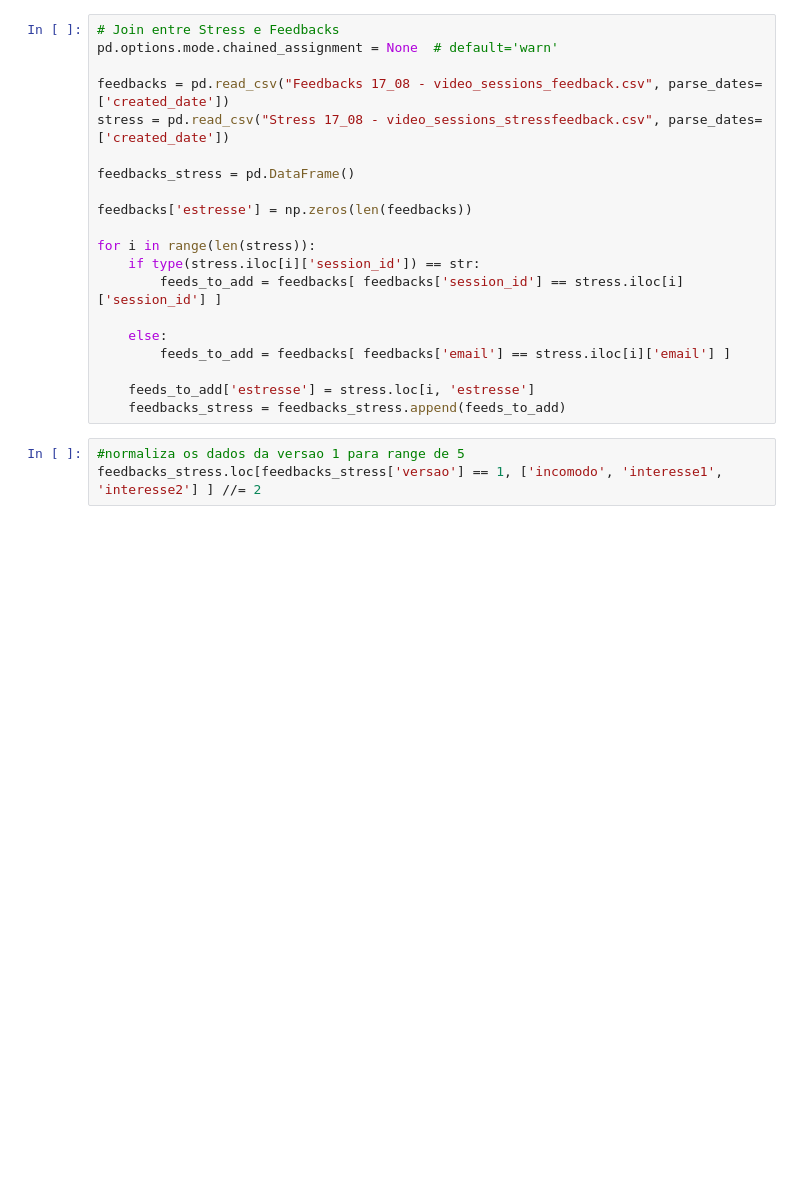
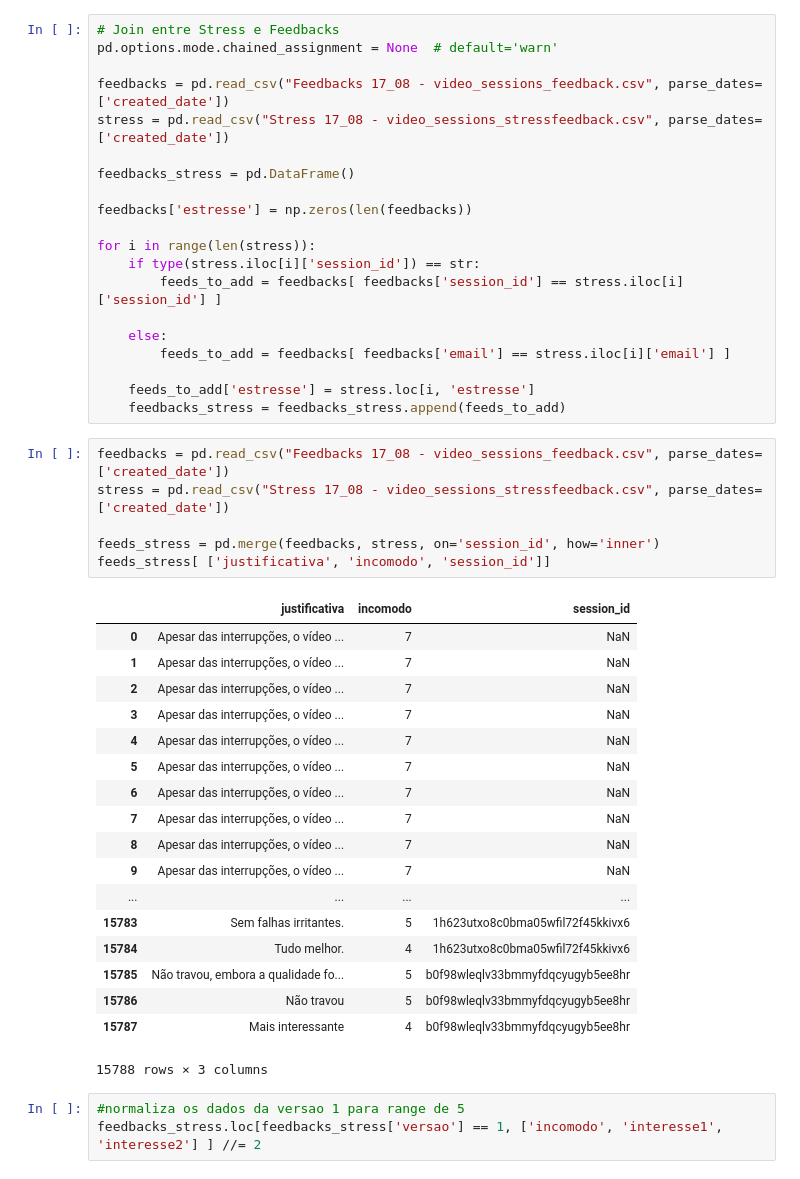
Before and after one commit to mateussnogs/analise_qose_2, a Jupyter notebook: analise_qose.ipynb, the cells around one changed output. Drawn from its saved outputs; the diff is of its cells as text; blank space fills up the shorter version.

```diff
--- a/analise_qose.ipynb
+++ b/analise_qose.ipynb
@@ -25,6 +25,31 @@ for i in range(len(stress)):
 
     feeds_to_add['estresse'] = stress.loc[i, 'estresse']
     feedbacks_stress = feedbacks_stress.append(feeds_to_add)
+# %%
+feedbacks = pd.read_csv("Feedbacks 17_08 - video_sessions_feedback.csv", parse_dates=['created_date'])
+stress = pd.read_csv("Stress 17_08 - video_sessions_stressfeedback.csv", parse_dates=['created_date'])
+
+feeds_stress = pd.merge(feedbacks, stress, on='session_id', how='inner')
+feeds_stress[ ['justificativa', 'incomodo', 'session_id']]
+# %% [output]
+|  | justificativa | incomodo | session_id |
+| 0 | Apesar das interrupções, o vídeo ... | 7 | NaN |
+| 1 | Apesar das interrupções, o vídeo ... | 7 | NaN |
+| 2 | Apesar das interrupções, o vídeo ... | 7 | NaN |
+| 3 | Apesar das interrupções, o vídeo ... | 7 | NaN |
+| 4 | Apesar das interrupções, o vídeo ... | 7 | NaN |
+| 5 | Apesar das interrupções, o vídeo ... | 7 | NaN |
+| 6 | Apesar das interrupções, o vídeo ... | 7 | NaN |
+| 7 | Apesar das interrupções, o vídeo ... | 7 | NaN |
+| 8 | Apesar das interrupções, o vídeo ... | 7 | NaN |
+| 9 | Apesar das interrupções, o vídeo ... | 7 | NaN |
+| ... | ... | ... | ... |
+| 15783 | Sem falhas irritantes. | 5 | 1h623utxo8c0bma05wfil72f45kkivx6 |
+| 15784 | Tudo melhor. | 4 | 1h623utxo8c0bma05wfil72f45kkivx6 |
+| 15785 | Não travou, embora a qualidade fo... | 5 | b0f98wleqlv33bmmyfdqcyugyb5ee8hr |
+| 15786 | Não travou | 5 | b0f98wleqlv33bmmyfdqcyugyb5ee8hr |
+| 15787 | Mais interessante | 4 | b0f98wleqlv33bmmyfdqcyugyb5ee8hr |
+15788 rows × 3 columns
 # %%
 #normaliza os dados da versao 1 para range de 5
 feedbacks_stress.loc[feedbacks_stress['versao'] == 1, ['incomodo', 'interesse1', 'interesse2'] ] //= 2
```
